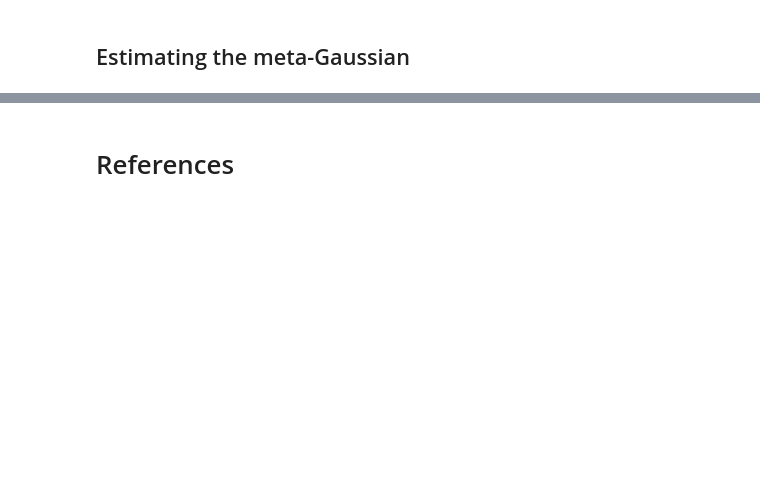
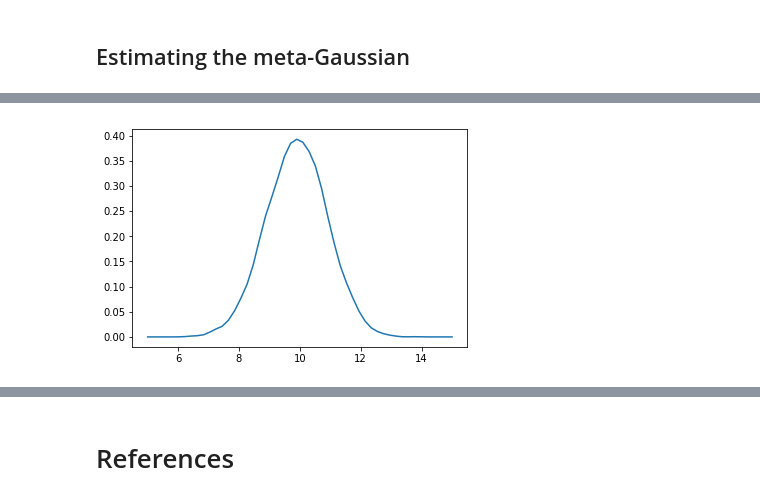
Before and after one commit to kskyten/elfi-notebooks, a Jupyter notebook: gaussian_copula.ipynb, the cells around one changed output, grey strips where cells are left out. Saved outputs shown, nothing was run; the diff lists cells and outputs as text; code cells hidden in the pictures; blank space fills up the shorter version.

```diff
--- a/gaussian_copula.ipynb
+++ b/gaussian_copula.ipynb
@@ -181,0 +170,5 @@ overlay({marginal: {}, analytic_posterior.pdf: {'linestyles': 'dashed'}}, t1, t2
+# %%
+t = np.linspace(5, 15, 50)
+plt.plot(t, posterior.marginals[0].pdf(t));
+# %% [output]
+[figure, added]
```
Also changed, not shown: parts of 25 cells of this notebook.
